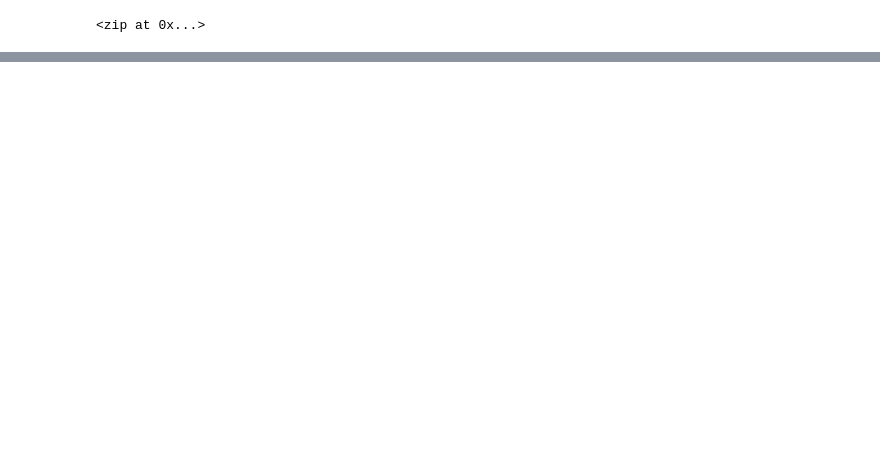
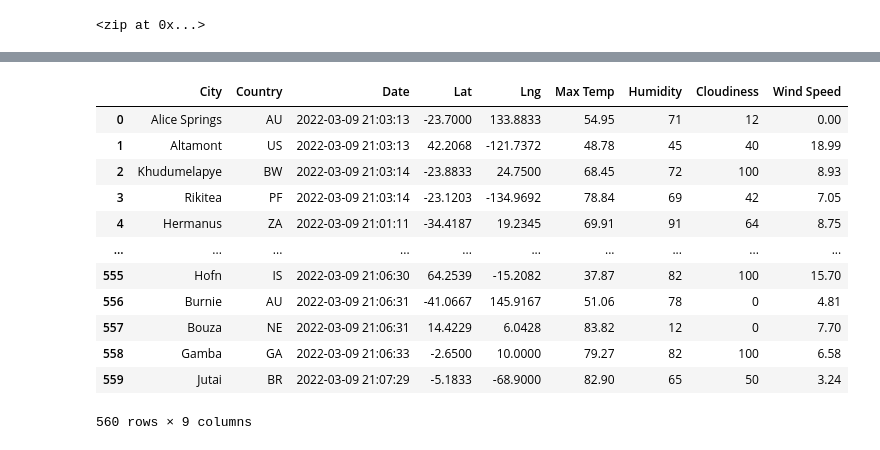
Before and after one commit to khenson1/World_Weather_Analysis, a Jupyter notebook: WeatherPy.ipynb, the cells around one changed output, grey strips where cells are left out. Cells and saved outputs as stored; diff of their text form; code cells hidden in the pictures; blank space fills up the shorter version.

```diff
--- a/WeatherPy.ipynb
+++ b/WeatherPy.ipynb
@@ -6,0 +10,4 @@ from citipy import citipy
+# %%
+# Starting URL for Weather Map API Call.
+url = "http://api.openweathermap.org/data/2.5/weather?units=Imperial&APPID=" + weather_api_key
+print(url)
@@ -31,0 +121,4 @@ len(cities)
+# %%
+# Convert the array of dictionaries to a Pandas DataFrame.
+city_data_df = pd.DataFrame(city_data)
+city_data_df.head(10)
@@ -31,0 +137,19 @@ len(cities)
+# %%
+# Rearranging the columns
+new_order = ["City", "Country", "Date", "Lat", "Lng", "Max Temp", "Humidity", "Cloudiness", "Wind Speed"]
+city_data_df = city_data_df[new_order]
+city_data_df
+# %% [output]
+|  | City | Country | Date | Lat | Lng | Max Temp | Humidity | Cloudiness | Wind Speed |
+| 0 | Alice Springs | AU | 2022-03-09 21:03:13 | -23.7000 | 133.8833 | 54.95 | 71 | 12 | 0.00 |
+| 1 | Altamont | US | 2022-03-09 21:03:13 | 42.2068 | -121.7372 | 48.78 | 45 | 40 | 18.99 |
+| 2 | Khudumelapye | BW | 2022-03-09 21:03:14 | -23.8833 | 24.7500 | 68.45 | 72 | 100 | 8.93 |
+| 3 | Rikitea | PF | 2022-03-09 21:03:14 | -23.1203 | -134.9692 | 78.84 | 69 | 42 | 7.05 |
+| 4 | Hermanus | ZA | 2022-03-09 21:01:11 | -34.4187 | 19.2345 | 69.91 | 91 | 64 | 8.75 |
+| ... | ... | ... | ... | ... | ... | ... | ... | ... | ... |
+| 555 | Hofn | IS | 2022-03-09 21:06:30 | 64.2539 | -15.2082 | 37.87 | 82 | 100 | 15.70 |
+| 556 | Burnie | AU | 2022-03-09 21:06:31 | -41.0667 | 145.9167 | 51.06 | 78 | 0 | 4.81 |
+| 557 | Bouza | NE | 2022-03-09 21:06:31 | 14.4229 | 6.0428 | 83.82 | 12 | 0 | 7.70 |
+| 558 | Gamba | GA | 2022-03-09 21:06:33 | -2.6500 | 10.0000 | 79.27 | 82 | 100 | 6.58 |
+| 559 | Jutai | BR | 2022-03-09 21:07:29 | -5.1833 | -68.9000 | 82.90 | 65 | 50 | 3.24 |
+560 rows × 9 columns
```
Also changed, not shown: parts of 6 cells of this notebook, 2 other files.
